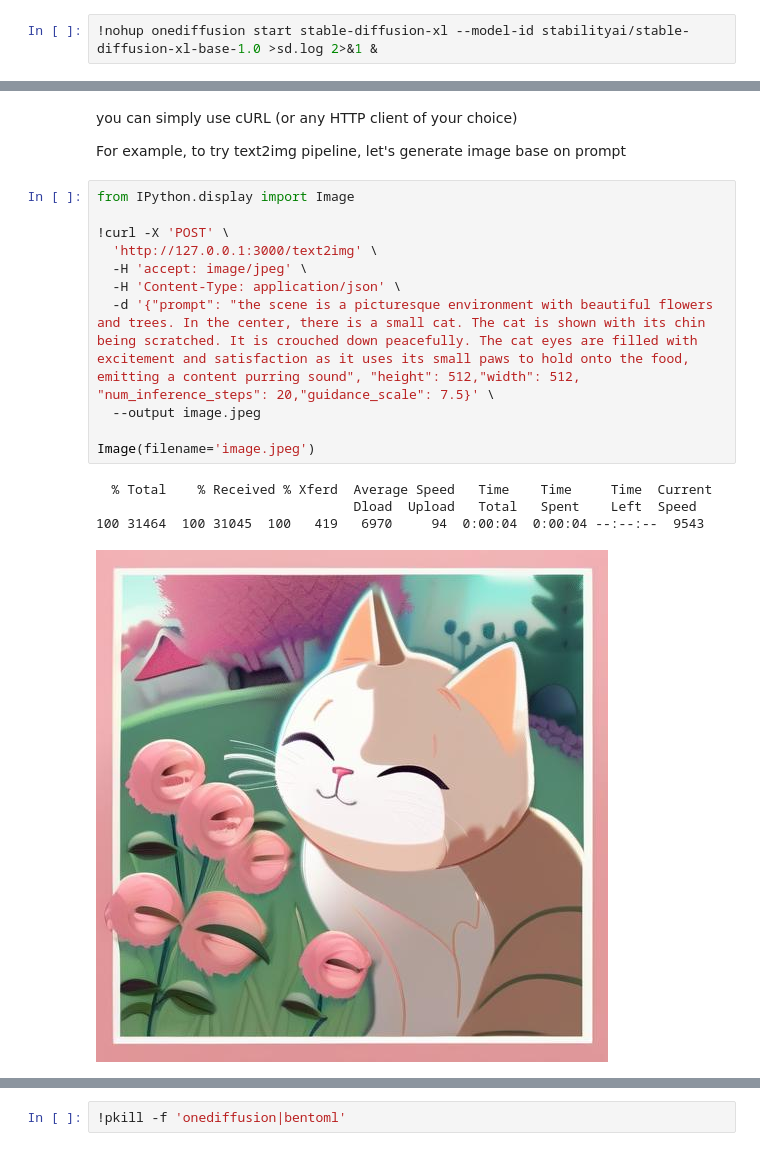
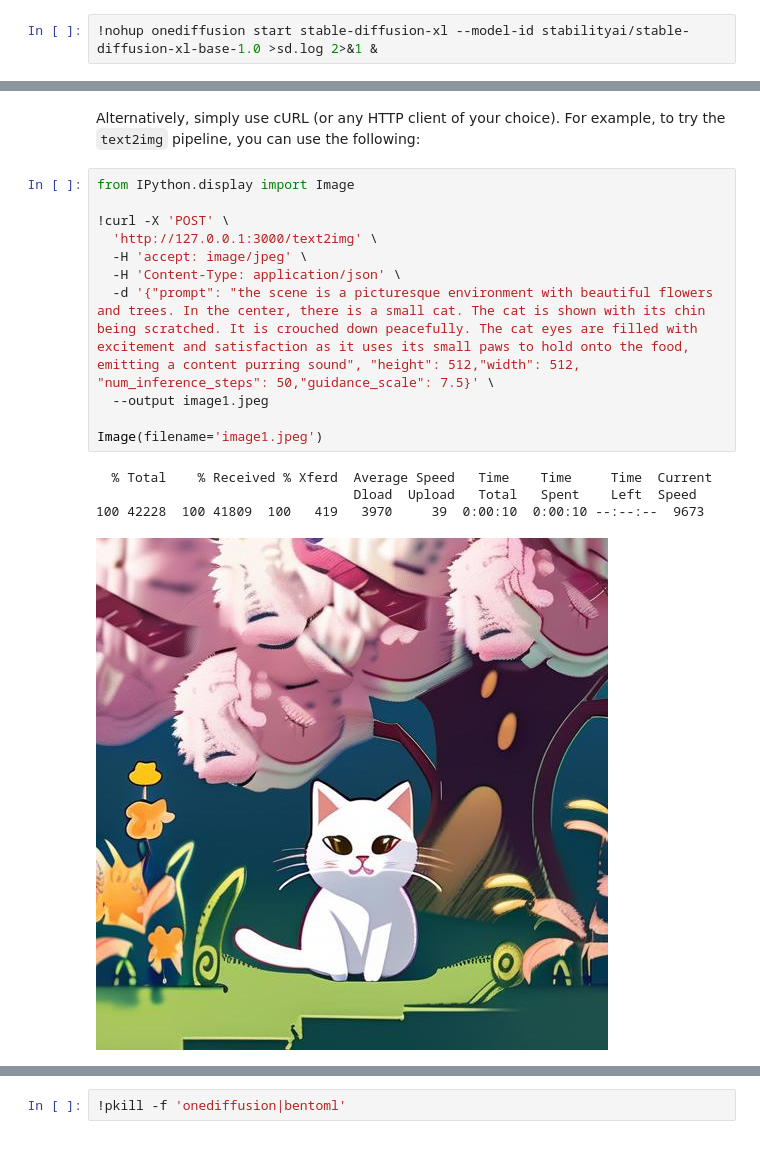
Before and after one commit to bentoml/BentoDiffusion, a Jupyter notebook: examples/onediffusion_demo.ipynb, the cells around one changed output, grey strips where cells are left out. Saved outputs shown, nothing was run; the diff lists cells and outputs as text.

```diff
--- a/examples/onediffusion_demo.ipynb
+++ b/examples/onediffusion_demo.ipynb
@@ -138,21 +152,19 @@ you are in colab runtime. please try it out in https://2jw5bz9o746-496ff2e9c6d22
 # %% [markdown]
-you can simply use cURL (or any HTTP client of your choice)
-
-For example, to try text2img pipeline, let's generate image base on prompt
+Alternatively, simply use cURL (or any HTTP client of your choice). For example, to try the `text2img` pipeline, you can use the following:
 # %%
 from IPython.display import Image
 
 !curl -X 'POST' \
   'http://127.0.0.1:3000/text2img' \
   -H 'accept: image/jpeg' \
   -H 'Content-Type: application/json' \
-  -d '{"prompt": "the scene is a picturesque environment with beautiful flowers and trees. In the center, there is a small cat. The cat is shown with its chin being scratched. It is crouched down peacefully. The cat eyes are filled with excitement and satisfaction as it uses its small paws to hold onto the food, emitting a content purring sound", "height": 512,"width": 512, "num_inference_steps": 20,"guidance_scale": 7.5}' \
-  --output image.jpeg
+  -d '{"prompt": "the scene is a picturesque environment with beautiful flowers and trees. In the center, there is a small cat. The cat is shown with its chin being scratched. It is crouched down peacefully. The cat eyes are filled with excitement and satisfaction as it uses its small paws to hold onto the food, emitting a content purring sound", "height": 512,"width": 512, "num_inference_steps": 50,"guidance_scale": 7.5}' \
+  --output image1.jpeg
 
-Image(filename='image.jpeg')
+Image(filename='image1.jpeg')
 # %% [output]
   % Total    % Received % Xferd  Average Speed   Time    Time     Time  Current
                                  Dload  Upload   Total   Spent    Left  Speed
-100 31464  100 31045  100   419   6970     94  0:00:04  0:00:04 --:--:--  9543
+100 42228  100 41809  100   419   3970     39  0:00:10  0:00:10 --:--:--  9673
-[figure, old version]
+[figure, new version]
 # %% [markdown]
```
Also changed, not shown: parts of 40 cells of this notebook, 1 other file.
